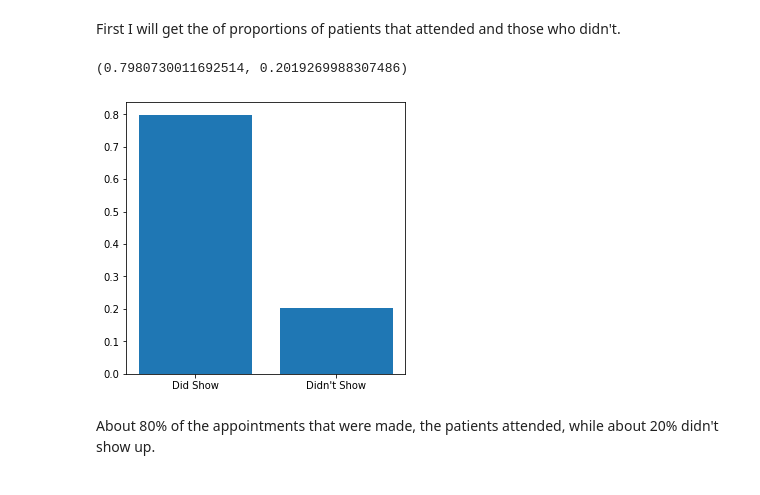
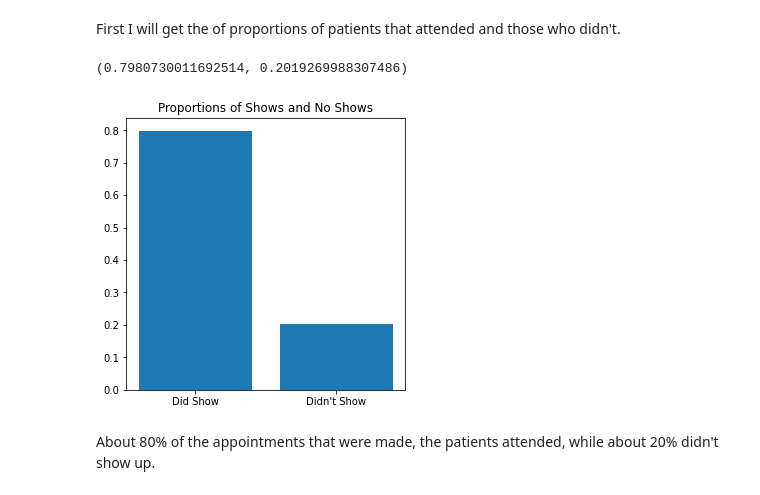
Before and after one commit to AbdulrahmanAlobaidy/DAND-project-2, a Jupyter notebook: project-2.ipynb, the cells around one changed output. Saved outputs shown, nothing was run; the diff lists cells and outputs as text; code cells hidden in the pictures.

```diff
--- a/project-2.ipynb
+++ b/project-2.ipynb
@@ -435,12 +437,14 @@ Now, I'll start analyzing and visualizing the data that we have and try to uncov
 First I will get the of proportions of patients that attended and those who didn't.
 # %%
 plt.subplots(figsize=(5,5))
-plt.bar([1,2], get_props(df['did_show']), tick_label=["Did Show", "Didn't Show"]);
+plt.bar([1,2], get_props(df['did_show']), tick_label=["Did Show", "Didn't Show"])
+
+plt.title('Proportions of Shows and No Shows');
 
 get_props(df['did_show'])
 # %% [output]
 (0.7980730011692514, 0.2019269988307486)
-[figure, old version]
+[figure, new version]
 # %% [markdown]
 About 80% of the appointments that were made, the patients attended, while about 20% didn't show up.
 # %% [markdown]
```
Also changed, not shown: parts of 15 cells of this notebook, 2 other files.
